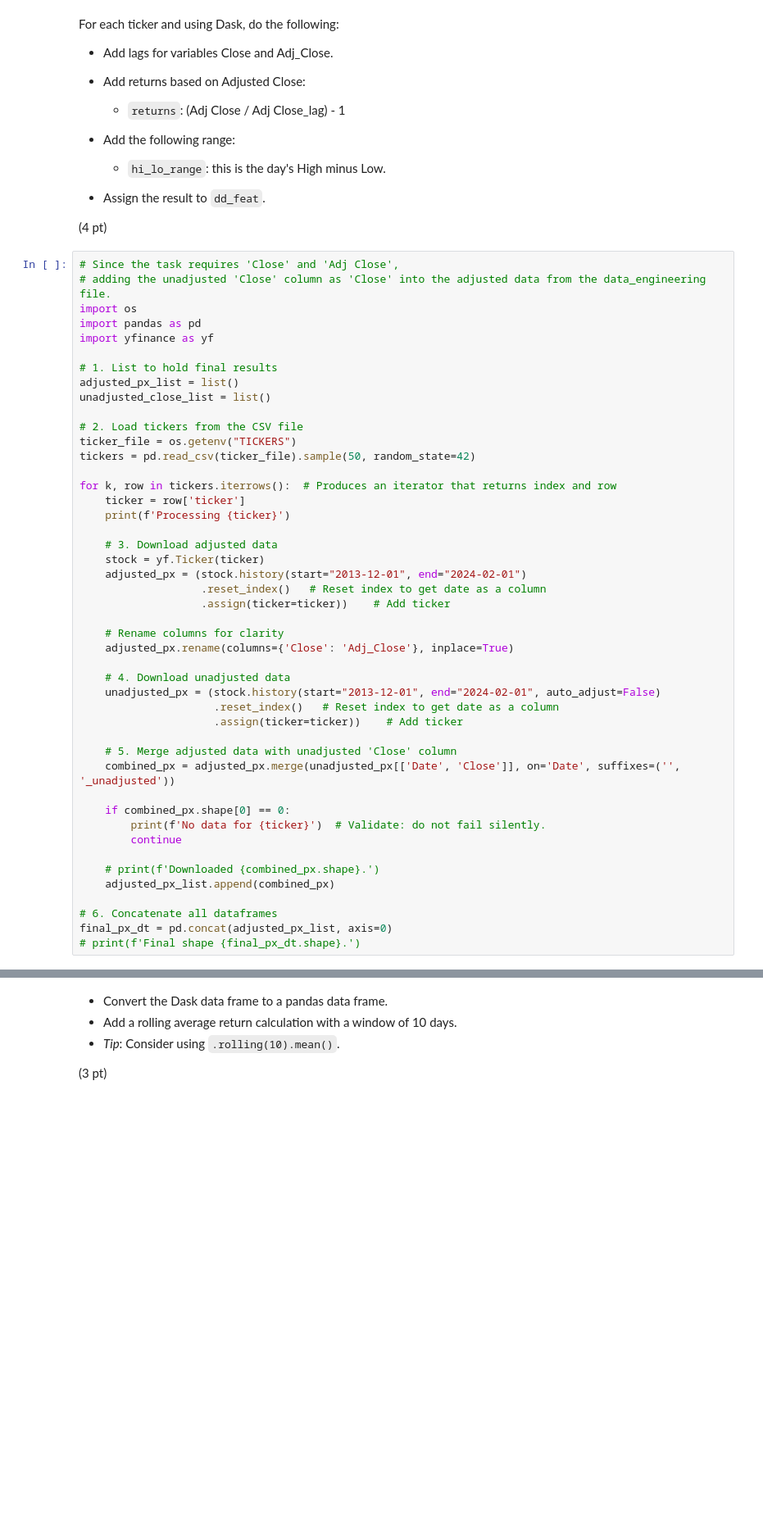
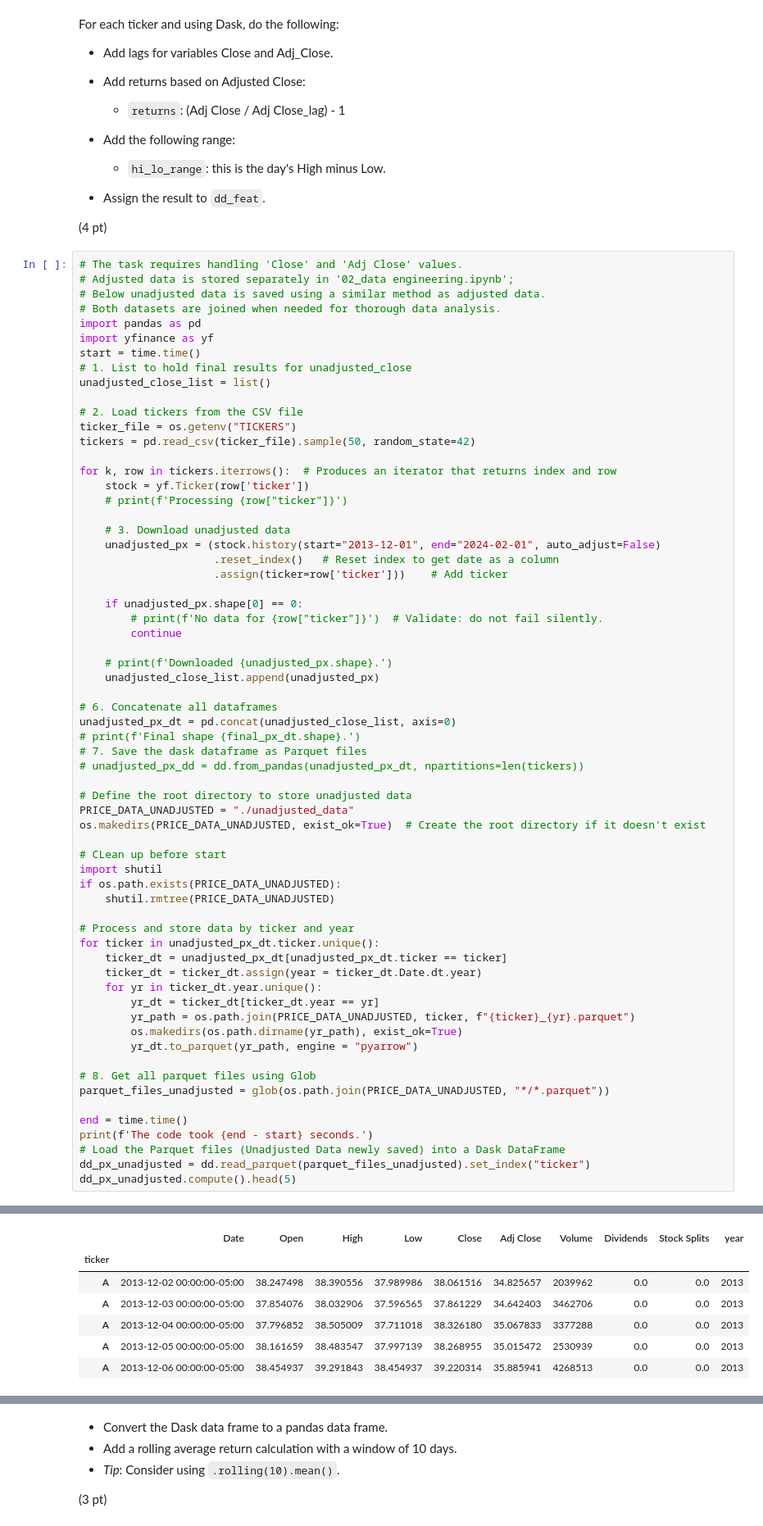
Before and after one commit to renrihui8415/scaling_to_production, a Jupyter notebook: 02_activities/assignments/assignment_1.ipynb, the cells around one changed output, grey strips where cells are left out. Shown: that part at 82% size. Saved outputs shown, nothing was run; the diff lists cells and outputs as text; blank space fills up the shorter version.

```diff
--- a/02_activities/assignments/assignment_1.ipynb
+++ b/02_activities/assignments/assignment_1.ipynb
@@ -75,14 +79,14 @@ For each ticker and using Dask, do the following:
 
 (4 pt)
 # %%
-# Since the task requires 'Close' and 'Adj Close',
-# adding the unadjusted 'Close' column as 'Close' into the adjusted data from the data_engineering file.
-import os
+# The task requires handling 'Close' and 'Adj Close' values.
+# Adjusted data is stored separately in '02_data engineering.ipynb';
+# Below unadjusted data is saved using a similar method as adjusted data.
+# Both datasets are joined when needed for thorough data analysis.
 import pandas as pd
 import yfinance as yf
-
-# 1. List to hold final results
-adjusted_px_list = list()
+start = time.time()
+# 1. List to hold final results for unadjusted_close
 unadjusted_close_list = list()
 
 # 2. Load tickers from the CSV file
@@ -90,33 +94,52 @@ ticker_file = os.getenv("TICKERS")
 tickers = pd.read_csv(ticker_file).sample(50, random_state=42)
 
 for k, row in tickers.iterrows():  # Produces an iterator that returns index and row
-    ticker = row['ticker']
-    print(f'Processing {ticker}')
+    stock = yf.Ticker(row['ticker'])
+    # print(f'Processing {row["ticker"]}')
 
-    # 3. Download adjusted data
-    stock = yf.Ticker(ticker)
-    adjusted_px = (stock.history(start="2013-12-01", end="2024-02-01")
-                   .reset_index()   # Reset index to get date as a column
-                   .assign(ticker=ticker))    # Add ticker
-
-    # Rename columns for clarity
-    adjusted_px.rename(columns={'Close': 'Adj_Close'}, inplace=True)
-
-    # 4. Download unadjusted data
+    # 3. Download unadjusted data
     unadjusted_px = (stock.history(start="2013-12-01", end="2024-02-01", auto_adjust=False)
                      .reset_index()   # Reset index to get date as a column
-                     .assign(ticker=ticker))    # Add ticker
+                     .assign(ticker=row['ticker']))    # Add ticker
 
-    # 5. Merge adjusted data with unadjusted 'Close' column
-    combined_px = adjusted_px.merge(unadjusted_px[['Date', 'Close']], on='Date', suffixes=('', '_unadjusted'))
-
-    if combined_px.shape[0] == 0:
-        print(f'No data for {ticker}')  # Validate: do not fail silently.
+    if unadjusted_px.shape[0] == 0:
+        # print(f'No data for {row["ticker"]}')  # Validate: do not fail silently.
         continue
 
-    # print(f'Downloaded {combined_px.shape}.')
-    adjusted_px_list.append(combined_px)
+    # print(f'Downloaded {unadjusted_px.shape}.')
+    unadjusted_close_list.append(unadjusted_px)
 
 # 6. Concatenate all dataframes
-final_px_dt = pd.concat(adjusted_px_list, axis=0)
+unadjusted_px_dt = pd.concat(unadjusted_close_list, axis=0)
 # print(f'Final shape {final_px_dt.shape}.')
+# 7. Save the dask dataframe as Parquet files
+# unadjusted_px_dd = dd.from_pandas(unadjusted_px_dt, npartitions=len(tickers))
+
+# Define the root directory to store unadjusted data
+PRICE_DATA_UNADJUSTED = "./unadjusted_data"
+os.makedirs(PRICE_DATA_UNADJUSTED, exist_ok=True)  # Create the root directory if it doesn't exist
+
+# CLean up before start
+import shutil
+if os.path.exists(PRICE_DATA_UNADJUSTED):
+    shutil.rmtree(PRICE_DATA_UNADJUSTED)
+
+# Process and store data by ticker and year
+for ticker in unadjusted_px_dt.ticker.unique():
+    ticker_dt = unadjusted_px_dt[unadjusted_px_dt.ticker == ticker]
+    ticker_dt = ticker_dt.assign(year = ticker_dt.Date.dt.year)
+    for yr in ticker_dt.year.unique():
+        yr_dt = ticker_dt[ticker_dt.year == yr]
+        yr_path = os.path.join(PRICE_DATA_UNADJUSTED, ticker, f"{ticker}_{yr}.parquet")
+        os.makedirs(os.path.dirname(yr_path), exist_ok=True)
+        yr_dt.to_parquet(yr_path, engine = "pyarrow")
+
+# 8. Get all parquet files using Glob
+parquet_files_unadjusted = glob(os.path.join(PRICE_DATA_UNADJUSTED, "*/*.parquet"))
+
+end = time.time()
+print(f'The code took {end - start} seconds.')
+# Load the Parquet files (Unadjusted Data newly saved) into a Dask DataFrame
+dd_px_unadjusted = dd.read_parquet(parquet_files_unadjusted).set_index("ticker")
+dd_px_unadjusted.compute().head(5)
+# %% [output]
@@ -122,0 +148,7 @@ final_px_dt = pd.concat(adjusted_px_list, axis=0)
+|  | Date | Open | High | Low | Close | Adj Close | Volume | Dividends | Stock Splits | year |
+| ticker |  |  |  |  |  |  |  |  |  |  |
+| A | 2013-12-02 00:00:00-05:00 | 38.247498 | 38.390556 | 37.989986 | 38.061516 | 34.825657 | 2039962 | 0.0 | 0.0 | 2013 |
+| A | 2013-12-03 00:00:00-05:00 | 37.854076 | 38.032906 | 37.596565 | 37.861229 | 34.642403 | 3462706 | 0.0 | 0.0 | 2013 |
+| A | 2013-12-04 00:00:00-05:00 | 37.796852 | 38.505009 | 37.711018 | 38.326180 | 35.067833 | 3377288 | 0.0 | 0.0 | 2013 |
+| A | 2013-12-05 00:00:00-05:00 | 38.161659 | 38.483547 | 37.997139 | 38.268955 | 35.015472 | 2530939 | 0.0 | 0.0 | 2013 |
+| A | 2013-12-06 00:00:00-05:00 | 38.454937 | 39.291843 | 38.454937 | 39.220314 | 35.885941 | 4268513 | 0.0 | 0.0 | 2013 |
```
Also changed, not shown: parts of 10 cells of this notebook.
